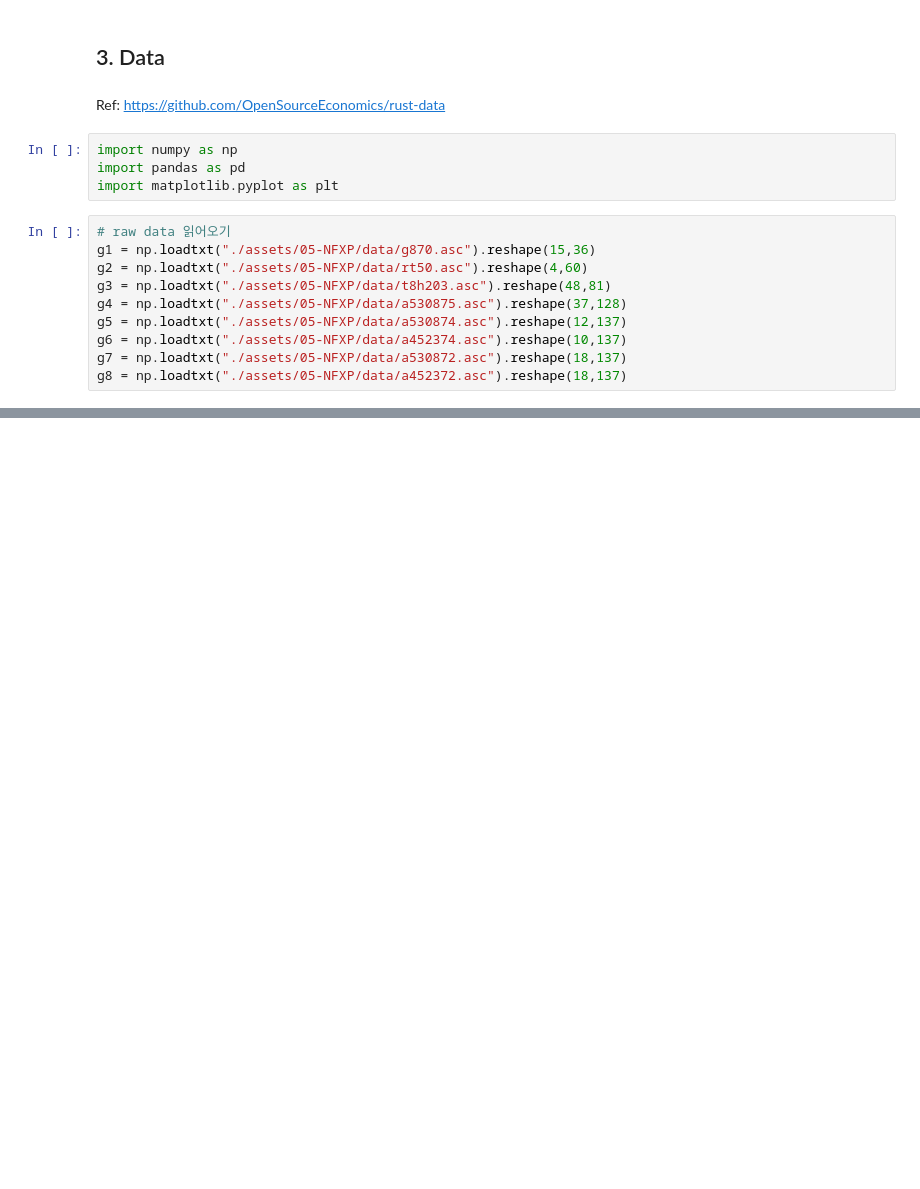
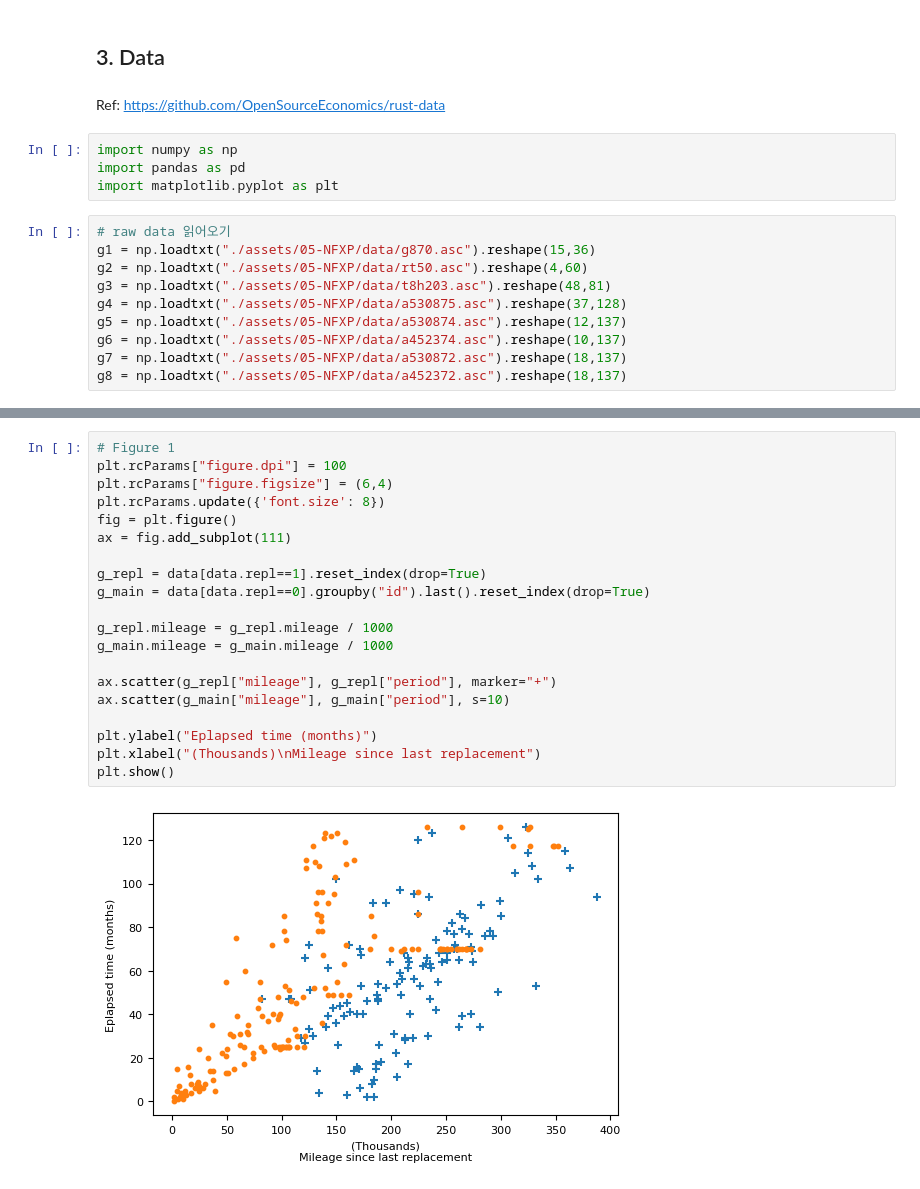
Before and after one commit to eurobae/structural-kr, a Jupyter notebook: 05-NFXP.ipynb, the cells around one changed output, grey strips where cells are left out. Drawn from its saved outputs; the diff is of its cells as text; blank space fills up the shorter version.

```diff
--- a/05-NFXP.ipynb
+++ b/05-NFXP.ipynb
@@ -276,0 +241,22 @@ np.round(data[data.id.isin(bus_nr)].groupby(["group","id"]).last().mileage.group
+# %%
+# Figure 1
+plt.rcParams["figure.dpi"] = 100
+plt.rcParams["figure.figsize"] = (6,4)
+plt.rcParams.update({'font.size': 8})
+fig = plt.figure()
+ax = fig.add_subplot(111)
+
+g_repl = data[data.repl==1].reset_index(drop=True)
+g_main = data[data.repl==0].groupby("id").last().reset_index(drop=True)
+
+g_repl.mileage = g_repl.mileage / 1000
+g_main.mileage = g_main.mileage / 1000
+
+ax.scatter(g_repl["mileage"], g_repl["period"], marker="+")
+ax.scatter(g_main["mileage"], g_main["period"], s=10)
+
+plt.ylabel("Eplapsed time (months)")
+plt.xlabel("(Thousands)\nMileage since last replacement")
+plt.show()
+# %% [output]
+[figure, added]
```
Also changed, not shown: parts of 8 cells of this notebook.
